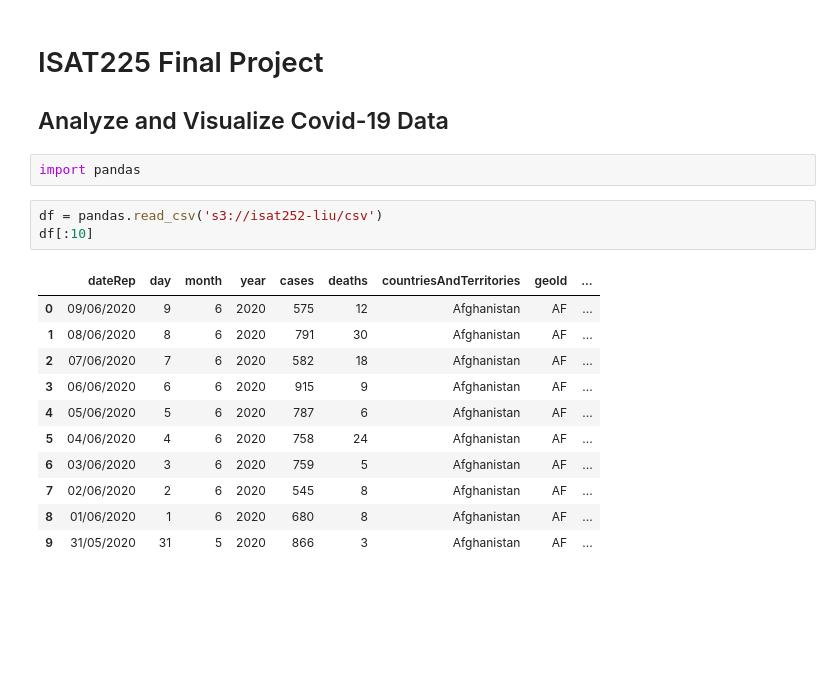
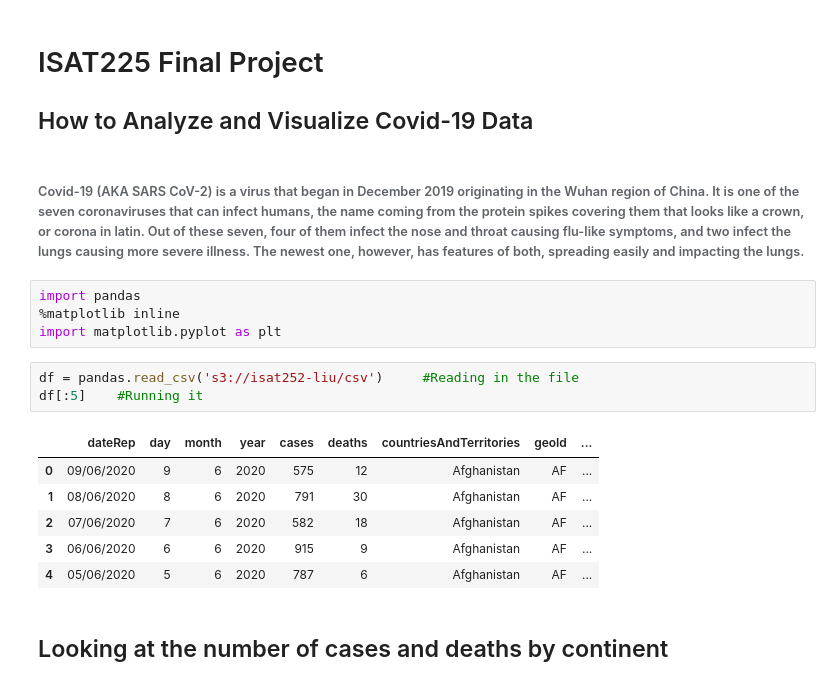
Before and after one commit to Liu-Maria/ISAT252, a Jupyter notebook: ISAT225_Final_Project.ipynb, the cells around one changed output. Drawn from its saved outputs; the diff is of its cells as text; blank space fills up the shorter version.

```diff
--- a/ISAT225_Final_Project.ipynb
+++ b/ISAT225_Final_Project.ipynb
@@ -1,20 +1,21 @@
 # %% [markdown]
 # ISAT225 Final Project
-## Analyze and Visualize Covid-19 Data
+## How to Analyze and Visualize Covid-19 Data
-# %%
-import pandas
+# %% [markdown]
+###### Covid-19 (AKA SARS CoV-2) is a virus that began in December 2019 originating in the Wuhan region of China. It is one of the seven coronaviruses that can infect humans, the name coming from the protein spikes covering them that looks like a crown, or corona in latin. Out of these seven, four of them infect the nose and throat causing flu-like symptoms, and two infect the lungs causing more severe illness. The newest one, however, has features of both, spreading easily and impacting the lungs.
+# %%
+import pandas
+%matplotlib inline
+import matplotlib.pyplot as plt
 # %%
-df = pandas.read_csv('s3://isat252-liu/csv')
-df[:10]
+df = pandas.read_csv('s3://isat252-liu/csv')     #Reading in the file
+df[:5]    #Running it
 # %% [output]
 |  | dateRep | day | month | year | cases | deaths | countriesAndTerritories | geoId | ... |
 | 0 | 09/06/2020 | 9 | 6 | 2020 | 575 | 12 | Afghanistan | AF | ... |
 | 1 | 08/06/2020 | 8 | 6 | 2020 | 791 | 30 | Afghanistan | AF | ... |
 | 2 | 07/06/2020 | 7 | 6 | 2020 | 582 | 18 | Afghanistan | AF | ... |
 | 3 | 06/06/2020 | 6 | 6 | 2020 | 915 | 9 | Afghanistan | AF | ... |
 | 4 | 05/06/2020 | 5 | 6 | 2020 | 787 | 6 | Afghanistan | AF | ... |
-| 5 | 04/06/2020 | 4 | 6 | 2020 | 758 | 24 | Afghanistan | AF | ... |
-| 6 | 03/06/2020 | 3 | 6 | 2020 | 759 | 5 | Afghanistan | AF | ... |
-| 7 | 02/06/2020 | 2 | 6 | 2020 | 545 | 8 | Afghanistan | AF | ... |
-| 8 | 01/06/2020 | 1 | 6 | 2020 | 680 | 8 | Afghanistan | AF | ... |
-| 9 | 31/05/2020 | 31 | 5 | 2020 | 866 | 3 | Afghanistan | AF | ... |
+# %% [markdown]
+## Looking at the number of cases and deaths by continent
```
Also changed, not shown: parts of 19 cells of this notebook.
